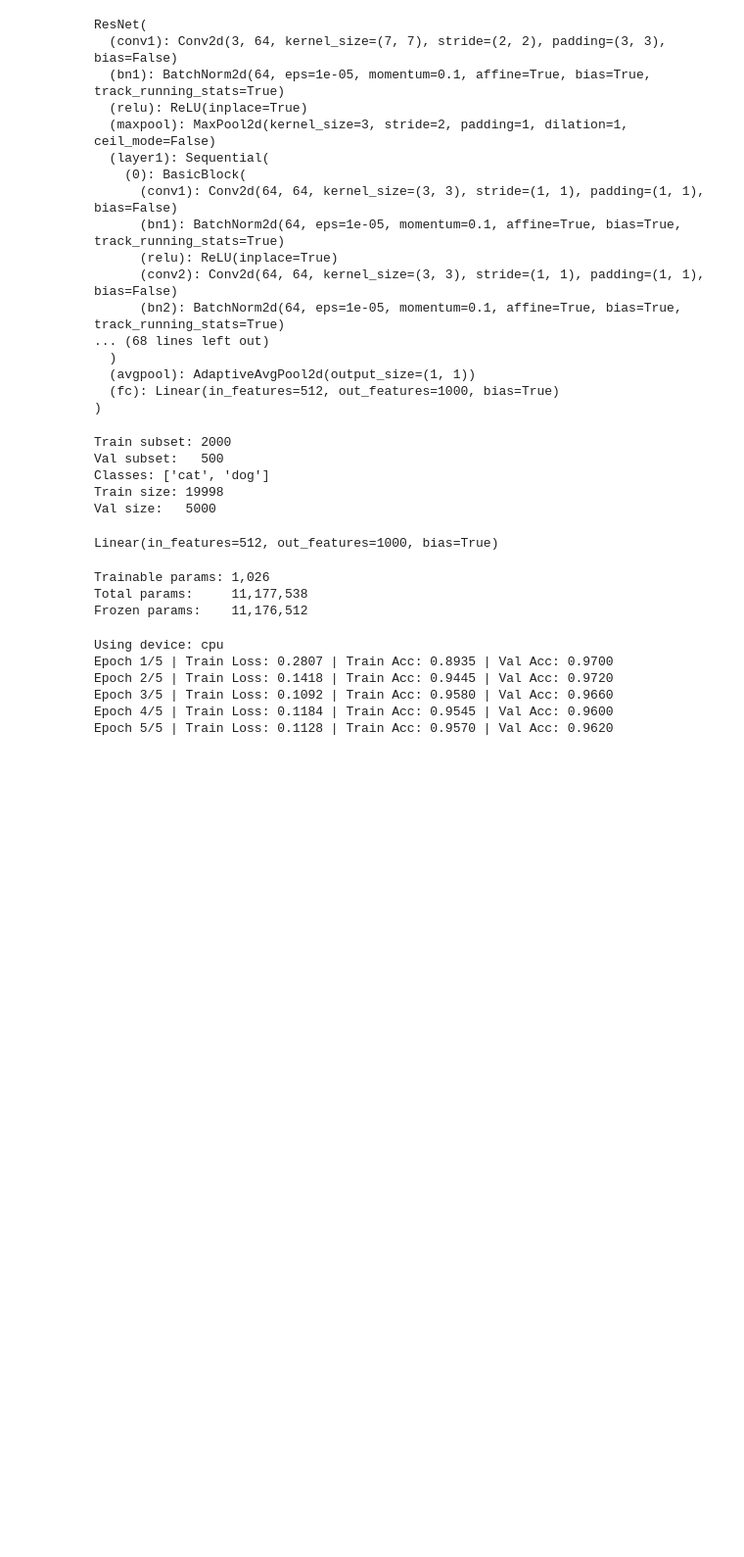
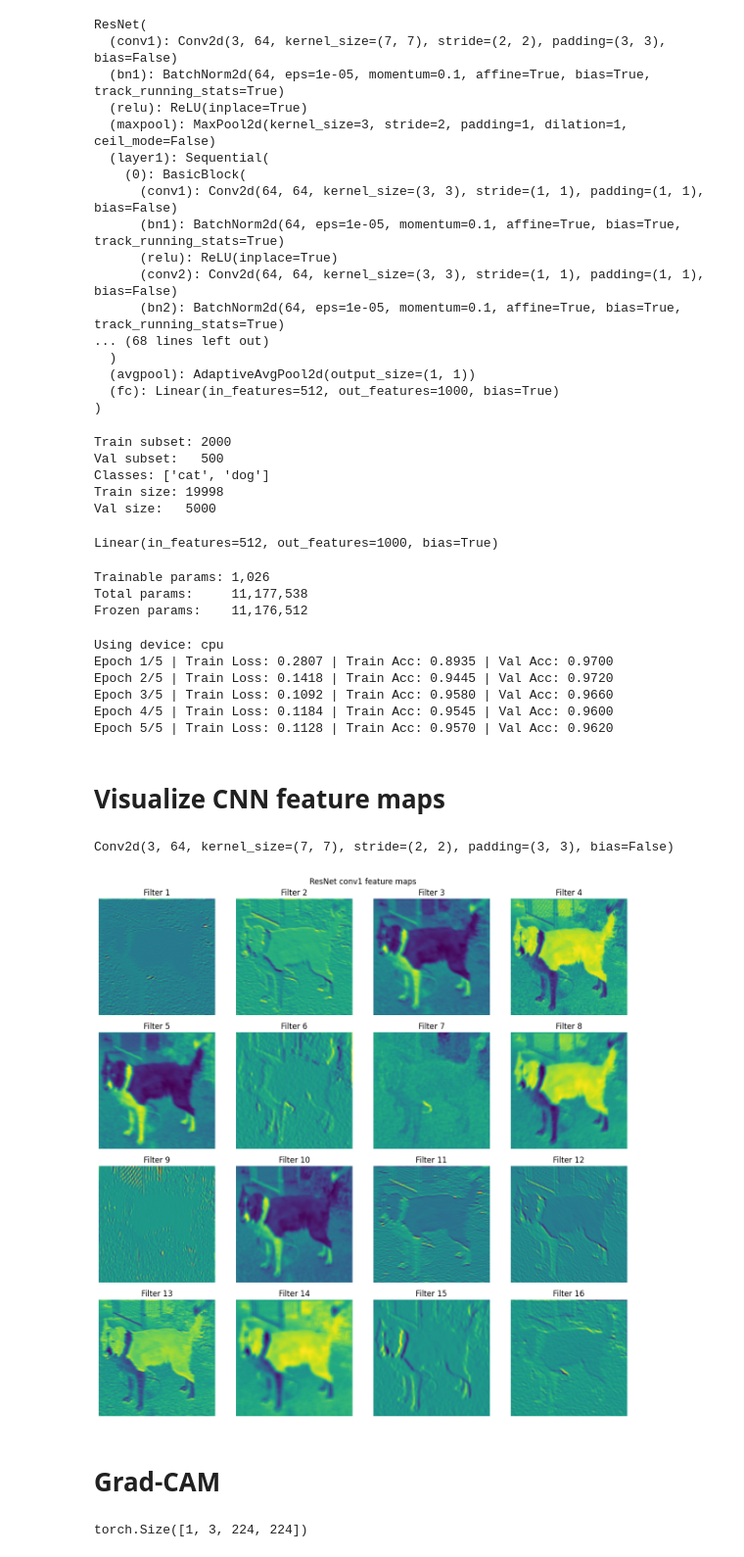
Before and after one commit to muhammedriswanp/cnn-fundamentals, a Jupyter notebook: notebooks/03_transfer_learning.ipynb, the cells around one changed output. Shown at 98% size. Saved outputs shown, nothing was run; the diff lists cells and outputs as text; code cells hidden in the pictures; blank space fills up the shorter version.

```diff
--- a/notebooks/03_transfer_learning.ipynb
+++ b/notebooks/03_transfer_learning.ipynb
@@ -133,3 +133,55 @@ Epoch 2/5 | Train Loss: 0.1418 | Train Acc: 0.9445 | Val Acc: 0.9720
 Epoch 3/5 | Train Loss: 0.1092 | Train Acc: 0.9580 | Val Acc: 0.9660
 Epoch 4/5 | Train Loss: 0.1184 | Train Acc: 0.9545 | Val Acc: 0.9600
 Epoch 5/5 | Train Loss: 0.1128 | Train Acc: 0.9570 | Val Acc: 0.9620
+# %% [markdown]
+# Visualize CNN feature maps
+# %%
+print(model.conv1)
+# %% [output]
+Conv2d(3, 64, kernel_size=(7, 7), stride=(2, 2), padding=(3, 3), bias=False)
+# %%
+import matplotlib.pyplot as plt
+import numpy as np
+
+# get one image from val loader
+images, labels = next(iter(val_loader))
+img = images[0].unsqueeze(0)  # shape: (1, 3, 224, 224)
+
+# hook to capture feature maps
+feature_maps = []
+
+def hook_fn(module, input, output):
+    feature_maps.append(output)
+
+# register hook on first conv layer
+hook = model.conv1.register_forward_hook(hook_fn)
+
+# forward pass
+model.eval()
+with torch.no_grad():
+    model(img)
+
+hook.remove()
+
+# visualize first 16 feature maps
+fmap = feature_maps[0].squeeze(0)  # shape: (64, 112, 112)
+fig, axes = plt.subplots(4, 4, figsize=(12, 12))
+for i, ax in enumerate(axes.flat):
+    ax.imshow(fmap[i].cpu().numpy(), cmap='viridis')
+    ax.axis('off')
+    ax.set_title(f'Filter {i+1}')
+
+plt.suptitle('ResNet conv1 feature maps')
+plt.tight_layout()
+plt.show()
+# %% [output]
+[figure, added]
+# %% [markdown]
+# Grad-CAM
+# %%
+images, labels = next(iter(val_loader))
+img = images[0].unsqueeze(0)
+print(img.shape)
+# print(model)
+# %% [output]
+torch.Size([1, 3, 224, 224])
```
Also changed, not shown: parts of 1 cell of this notebook.
